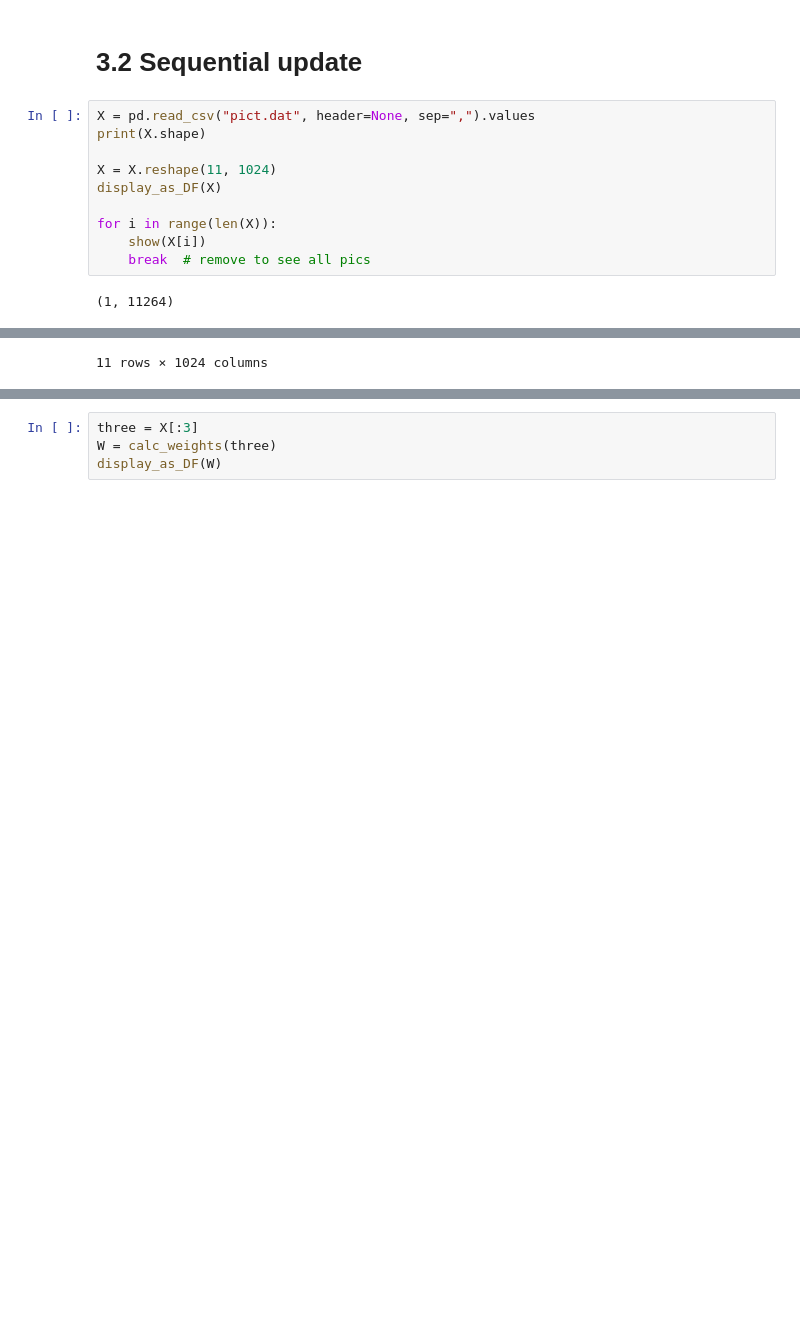
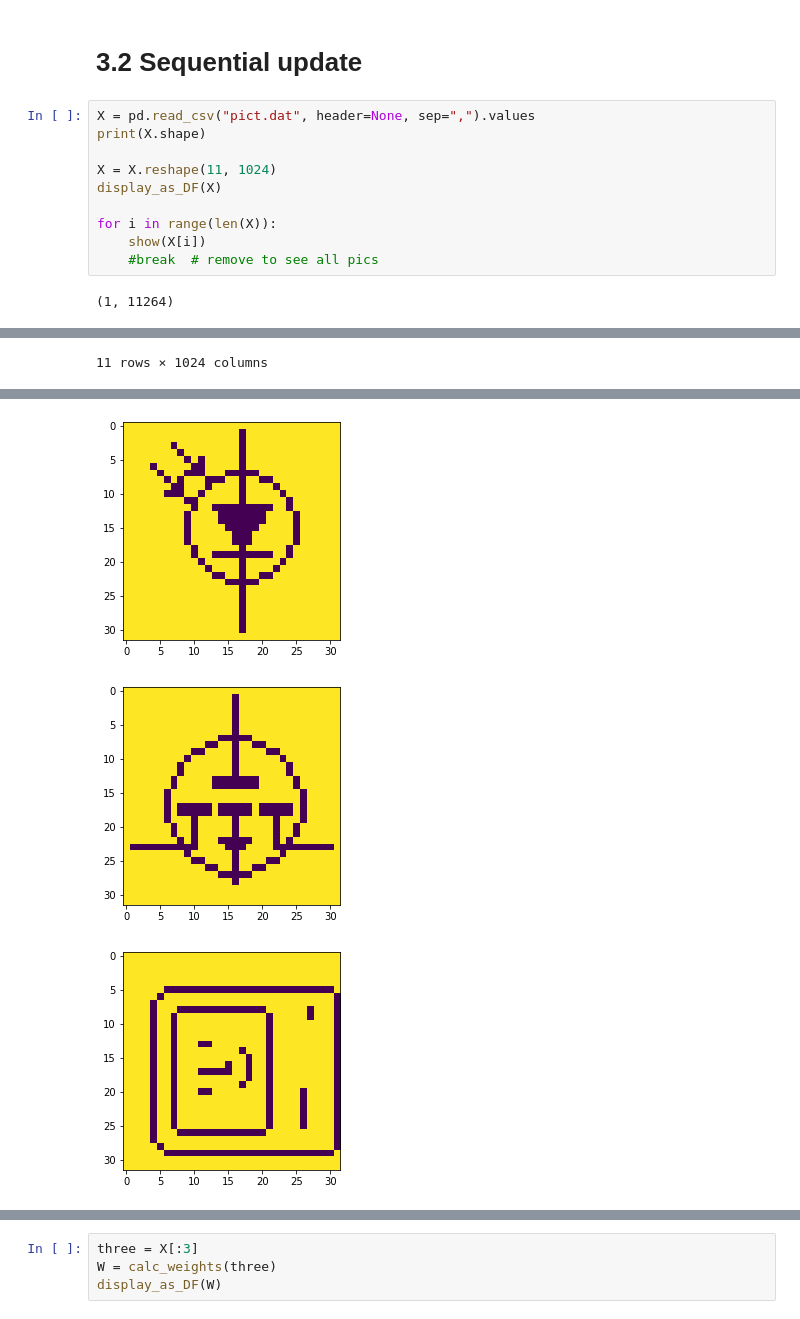
Before and after one commit to KevinArmbruster/ml_lab, a Jupyter notebook: Lab3/Lab3.ipynb, the cells around one changed output, grey strips where cells are left out. Saved outputs shown, nothing was run; the diff lists cells and outputs as text; blank space fills up the shorter version.

```diff
--- a/Lab3/Lab3.ipynb
+++ b/Lab3/Lab3.ipynb
@@ -293,7 +293,7 @@ display_as_DF(X)
 
 for i in range(len(X)):
     show(X[i])
-    break  # remove to see all pics
+    #break  # remove to see all pics
 # %% [output]
 (1, 11264)
 |  | 0 | 1 | 2 | 3 | 4 | ... | 1019 | 1020 | 1021 | 1022 | 1023 |
@@ -312,0 +314,3 @@ for i in range(len(X)):
+[figure, added]
+[figure, added]
+[figure, added]
```
Also changed, not shown: parts of 1 cell of this notebook, 20 other files.
